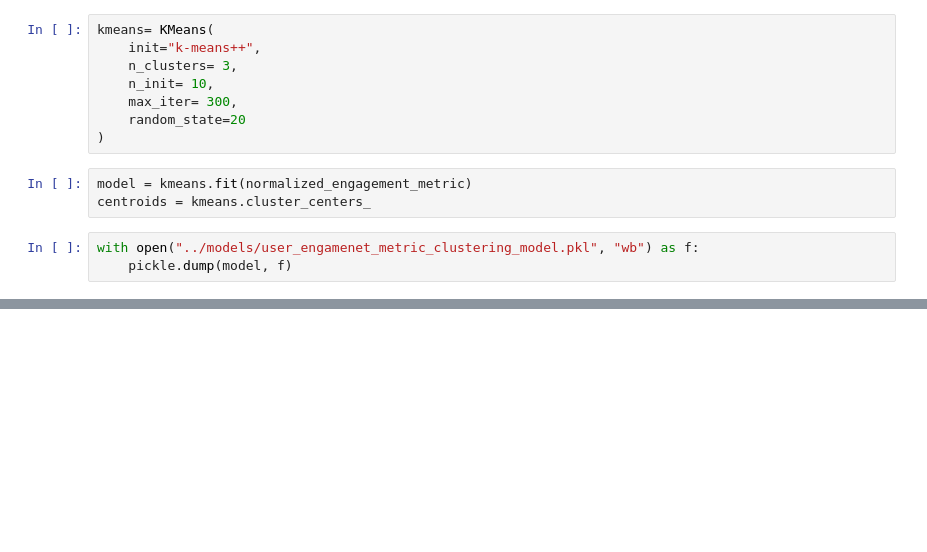
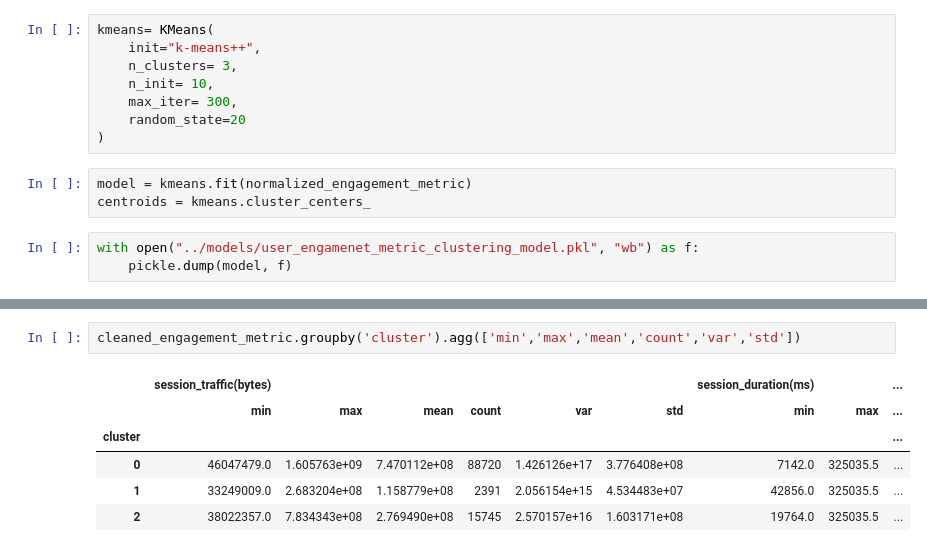
Before and after one commit to Nathnael12/Telecom_data_analysis, a Jupyter notebook: notebooks/UserEngagementAnalysis.ipynb, the cells around one changed output, grey strips where cells are left out. Saved outputs shown, nothing was run; the diff lists cells and outputs as text; blank space fills up the shorter version.

```diff
--- a/notebooks/UserEngagementAnalysis.ipynb
+++ b/notebooks/UserEngagementAnalysis.ipynb
@@ -322,0 +360,9 @@ with open("../models/user_engamenet_metric_clustering_model.pkl", "wb") as f:
+# %%
+cleaned_engagement_metric.groupby('cluster').agg(['min','max','mean','count','var','std'])
+# %% [output]
+|  | session_traffic(bytes) |  |  |  |  |  | session_duration(ms) |  | ... |
+|  | min | max | mean | count | var | std | min | max | ... |
+| cluster |  |  |  |  |  |  |  |  | ... |
+| 0 | 46047479.0 | 1.605763e+09 | 7.470112e+08 | 88720 | 1.426126e+17 | 3.776408e+08 | 7142.0 | 325035.5 | ... |
+| 1 | 33249009.0 | 2.683204e+08 | 1.158779e+08 | 2391 | 2.056154e+15 | 4.534483e+07 | 42856.0 | 325035.5 | ... |
+| 2 | 38022357.0 | 7.834343e+08 | 2.769490e+08 | 15745 | 2.570157e+16 | 1.603171e+08 | 19764.0 | 325035.5 | ... |
```
Also changed, not shown: parts of 5 cells of this notebook.
